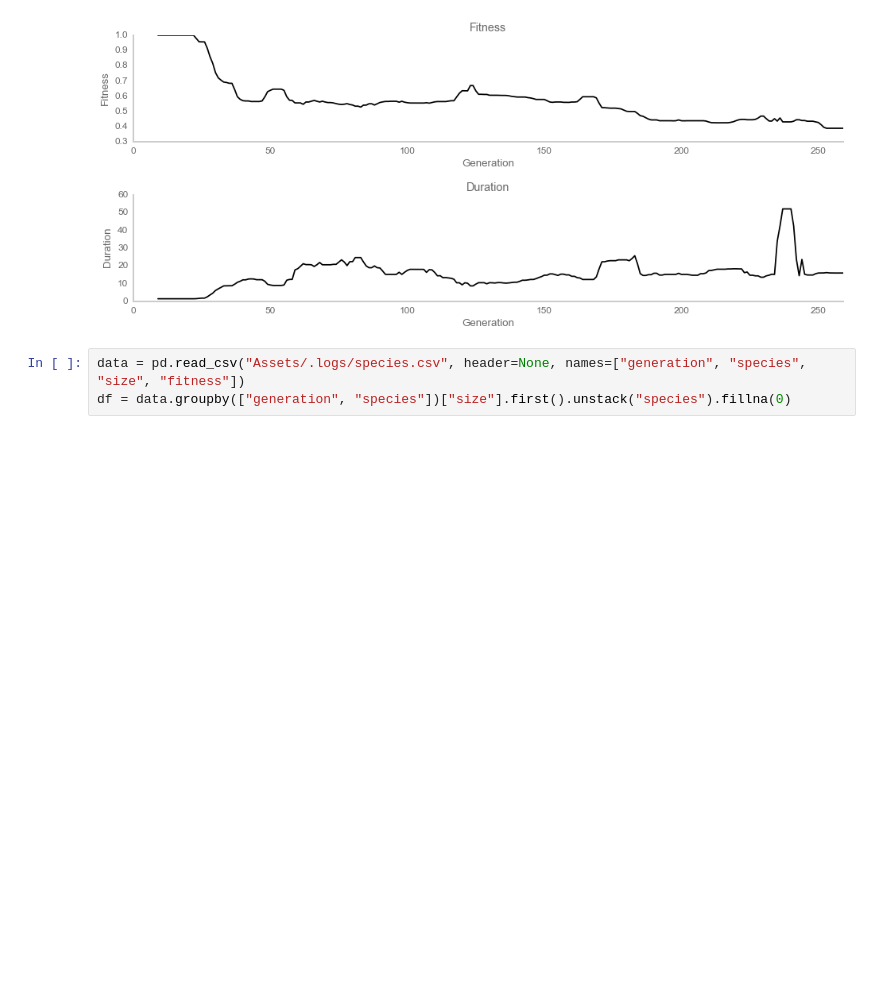
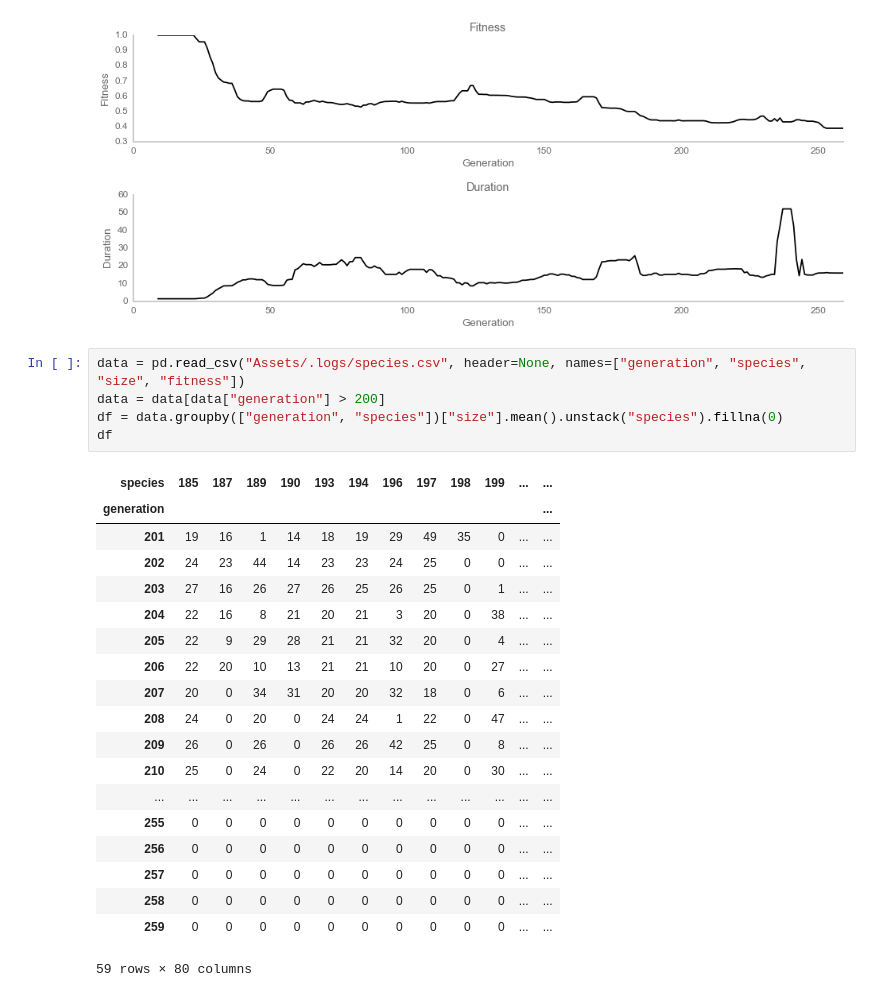
Before and after one commit to BarkingMouseStudio/unity-experiments, a Jupyter notebook: Fitness.ipynb, the cells around one changed output. Saved outputs shown, nothing was run; the diff lists cells and outputs as text; blank space fills up the shorter version.

```diff
--- a/Fitness.ipynb
+++ b/Fitness.ipynb
@@ -43,7 +43,29 @@ sns.despine()
 [figure]
 # %%
 data = pd.read_csv("Assets/.logs/species.csv", header=None, names=["generation", "species", "size", "fitness"])
-df = data.groupby(["generation", "species"])["size"].first().unstack("species").fillna(0)
+data = data[data["generation"] > 200]
+df = data.groupby(["generation", "species"])["size"].mean().unstack("species").fillna(0)
+df
+# %% [output]
+| species | 185 | 187 | 189 | 190 | 193 | 194 | 196 | 197 | 198 | 199 | ... | ... |
+| generation |  |  |  |  |  |  |  |  |  |  |  | ... |
+| 201 | 19 | 16 | 1 | 14 | 18 | 19 | 29 | 49 | 35 | 0 | ... | ... |
+| 202 | 24 | 23 | 44 | 14 | 23 | 23 | 24 | 25 | 0 | 0 | ... | ... |
+| 203 | 27 | 16 | 26 | 27 | 26 | 25 | 26 | 25 | 0 | 1 | ... | ... |
+| 204 | 22 | 16 | 8 | 21 | 20 | 21 | 3 | 20 | 0 | 38 | ... | ... |
+| 205 | 22 | 9 | 29 | 28 | 21 | 21 | 32 | 20 | 0 | 4 | ... | ... |
+| 206 | 22 | 20 | 10 | 13 | 21 | 21 | 10 | 20 | 0 | 27 | ... | ... |
+| 207 | 20 | 0 | 34 | 31 | 20 | 20 | 32 | 18 | 0 | 6 | ... | ... |
+| 208 | 24 | 0 | 20 | 0 | 24 | 24 | 1 | 22 | 0 | 47 | ... | ... |
+| 209 | 26 | 0 | 26 | 0 | 26 | 26 | 42 | 25 | 0 | 8 | ... | ... |
+| 210 | 25 | 0 | 24 | 0 | 22 | 20 | 14 | 20 | 0 | 30 | ... | ... |
+| ... | ... | ... | ... | ... | ... | ... | ... | ... | ... | ... | ... | ... |
+| 255 | 0 | 0 | 0 | 0 | 0 | 0 | 0 | 0 | 0 | 0 | ... | ... |
+| 256 | 0 | 0 | 0 | 0 | 0 | 0 | 0 | 0 | 0 | 0 | ... | ... |
+| 257 | 0 | 0 | 0 | 0 | 0 | 0 | 0 | 0 | 0 | 0 | ... | ... |
+| 258 | 0 | 0 | 0 | 0 | 0 | 0 | 0 | 0 | 0 | 0 | ... | ... |
+| 259 | 0 | 0 | 0 | 0 | 0 | 0 | 0 | 0 | 0 | 0 | ... | ... |
+59 rows × 80 columns
 # %%
 palette = sns.color_palette("Spectral_r", len(df.columns.values))
 
```
Also changed, not shown: parts of 2 cells of this notebook, 10 other files.
